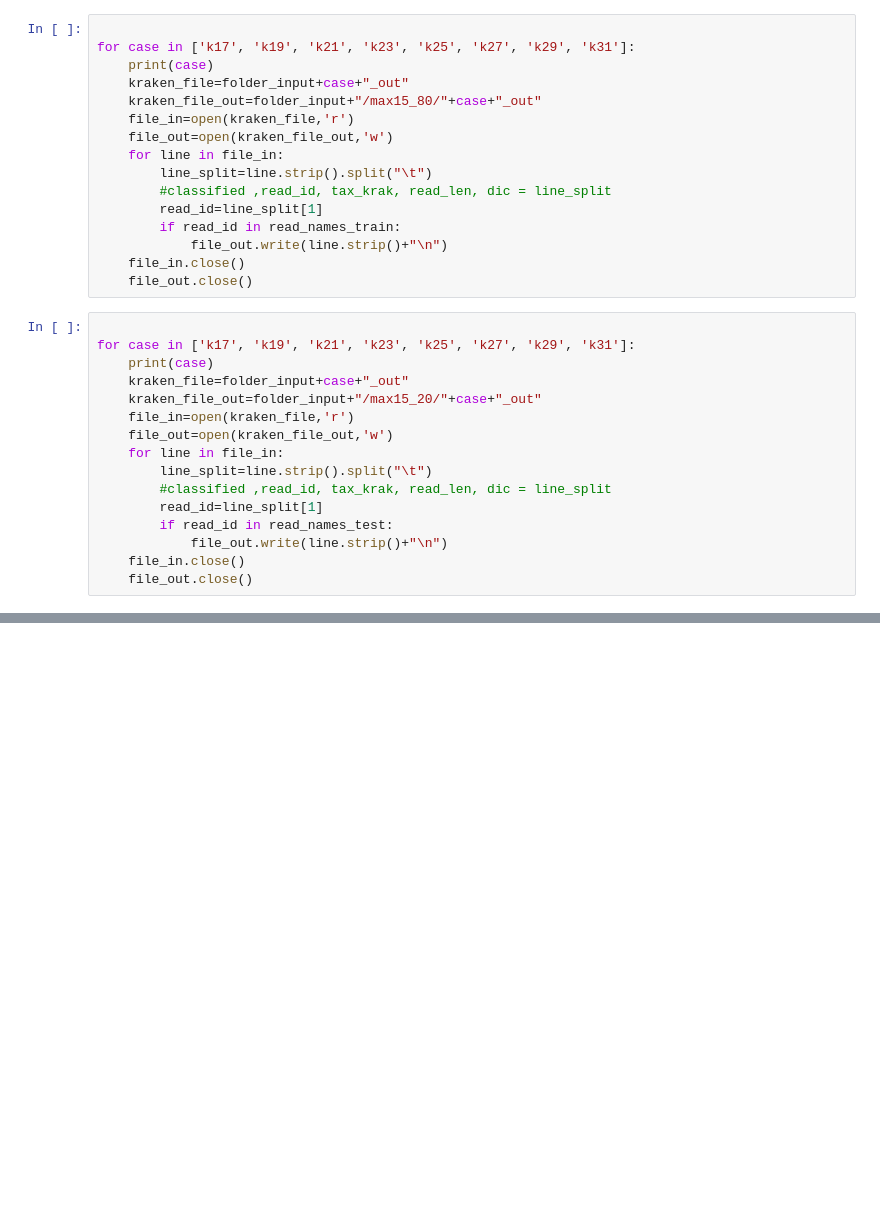
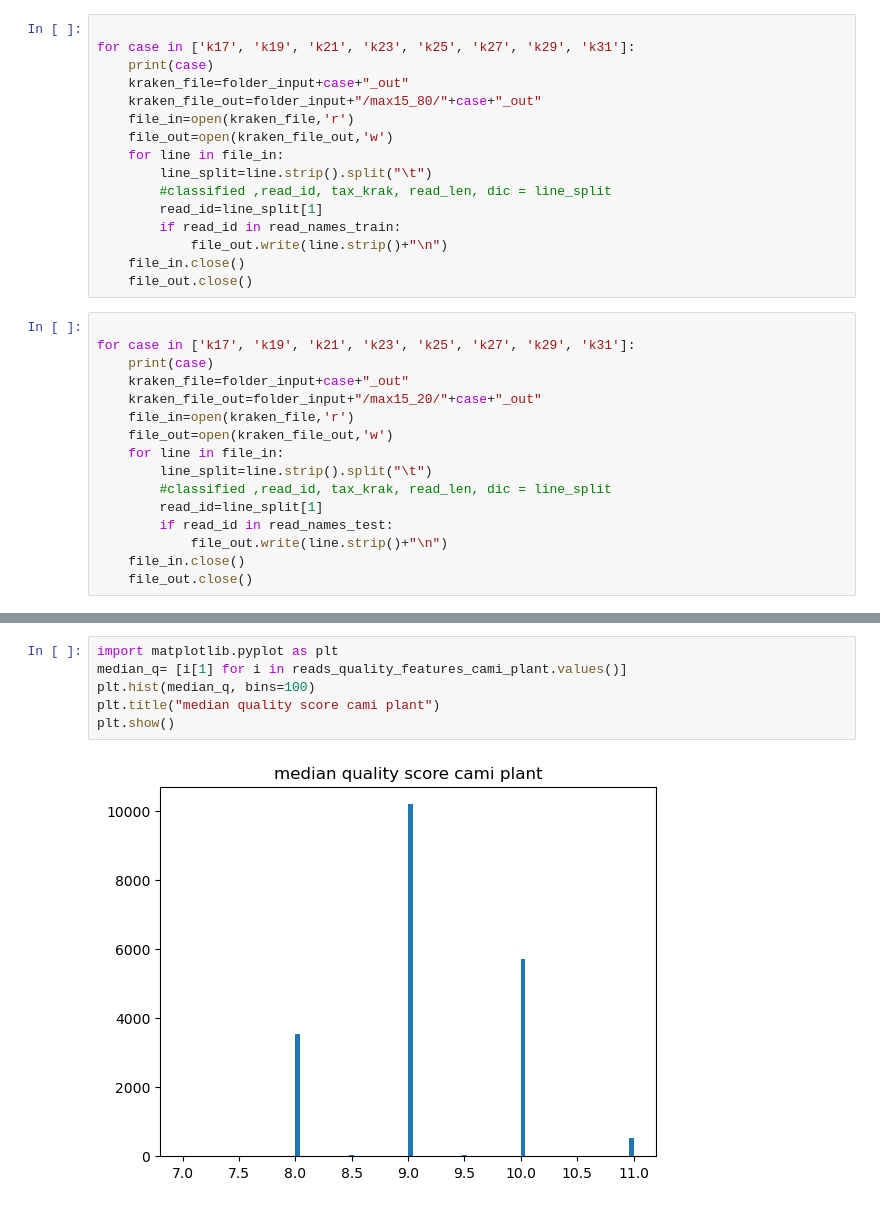
Before and after one commit to sinamajidian/MetaKPick, a Jupyter notebook: utils_notebook/separate_test_train.ipynb, the cells around one changed output, grey strips where cells are left out. Saved outputs shown, nothing was run; the diff lists cells and outputs as text; blank space fills up the shorter version.

```diff
--- a/utils_notebook/separate_test_train.ipynb
+++ b/utils_notebook/separate_test_train.ipynb
@@ -108,0 +272,8 @@ print("done", file_out)
+# %%
+import matplotlib.pyplot as plt
+median_q= [i[1] for i in reads_quality_features_cami_plant.values()]
+plt.hist(median_q, bins=100)
+plt.title("median quality score cami plant")
+plt.show()
+# %% [output]
+[figure, added]
```
Also changed, not shown: parts of 34 cells of this notebook.
